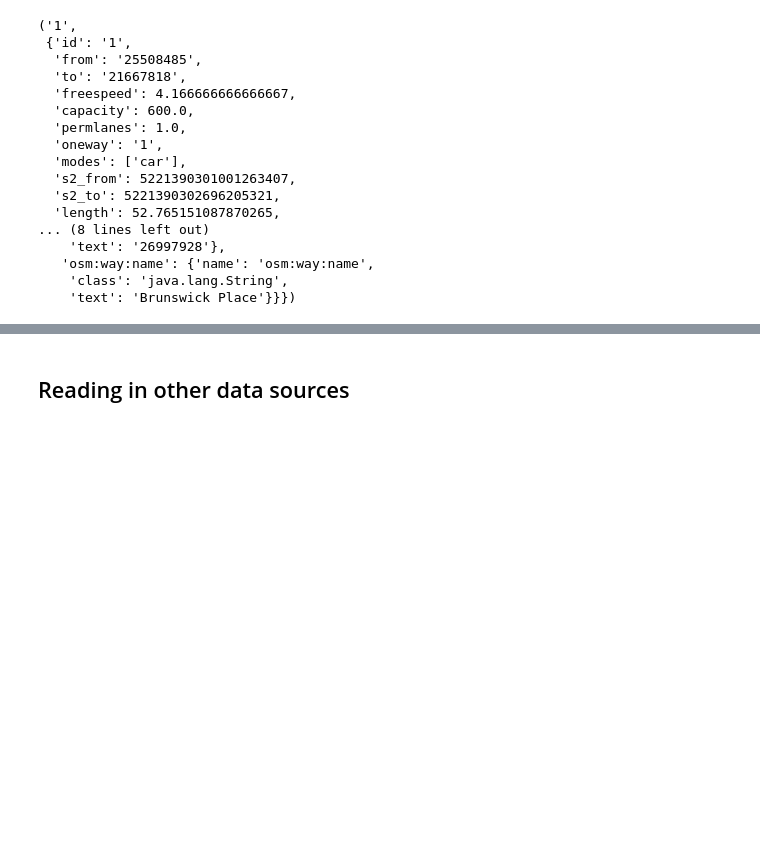
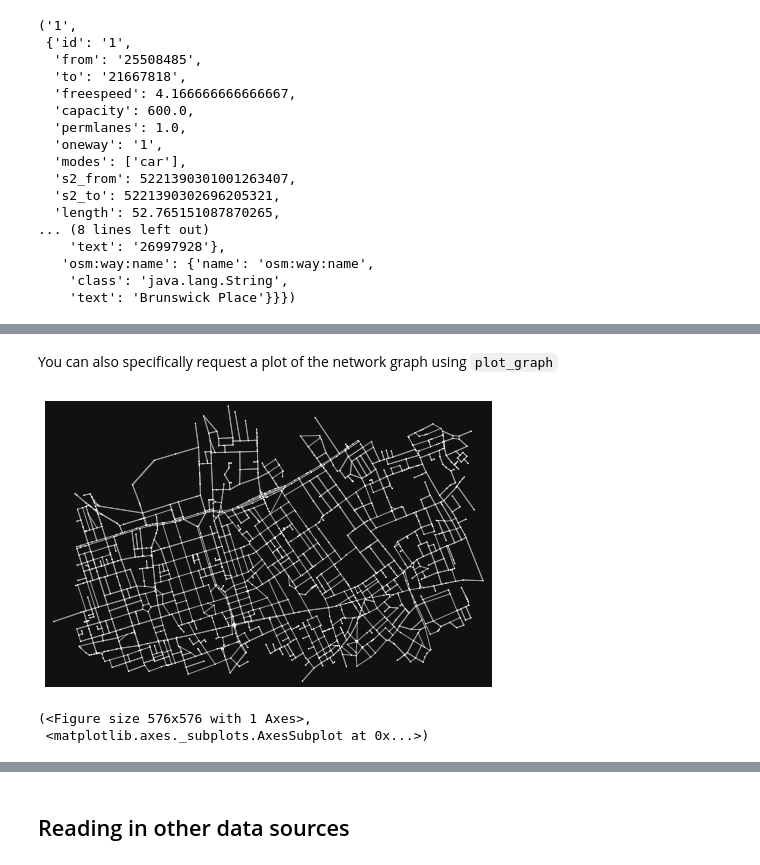
Before and after one commit to arup-group/genet, a Jupyter notebook: notebooks/GeNet walk-through.ipynb, the cells around one changed output, grey strips where cells are left out. Saved outputs shown, nothing was run; the diff lists cells and outputs as text; code cells hidden in the pictures; blank space fills up the shorter version.

```diff
--- a/notebooks/GeNet walk-through.ipynb
+++ b/notebooks/GeNet walk-through.ipynb
@@ -73,0 +86,8 @@ list(n.links())[0]
+# %% [markdown]
+You can also specifically request a plot of the network graph using `plot_graph`
+# %%
+n.plot_graph()
+# %% [output]
+[figure, added]
+(<Figure size 576x576 with 1 Axes>,
+ <matplotlib.axes._subplots.AxesSubplot at 0x...>)
```
Also changed, not shown: parts of 62 cells of this notebook, 4 other files.
